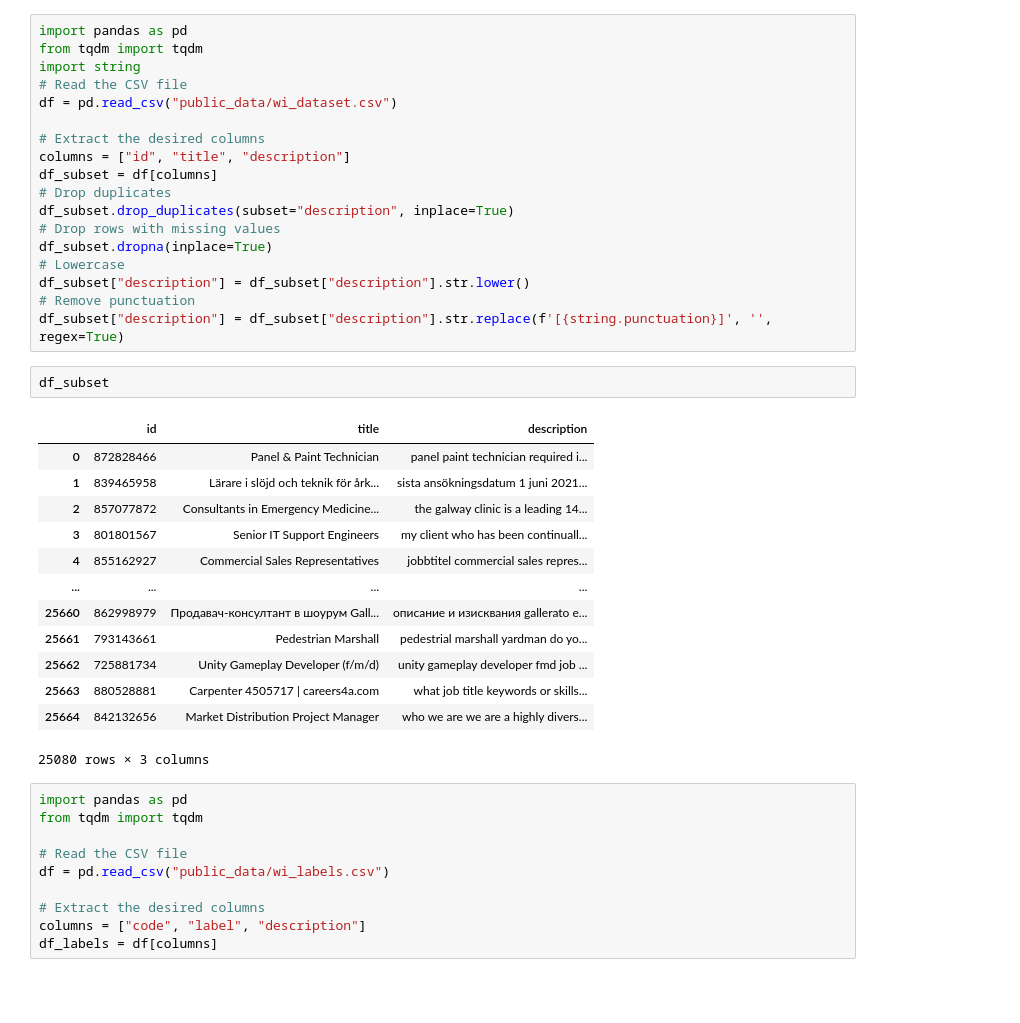
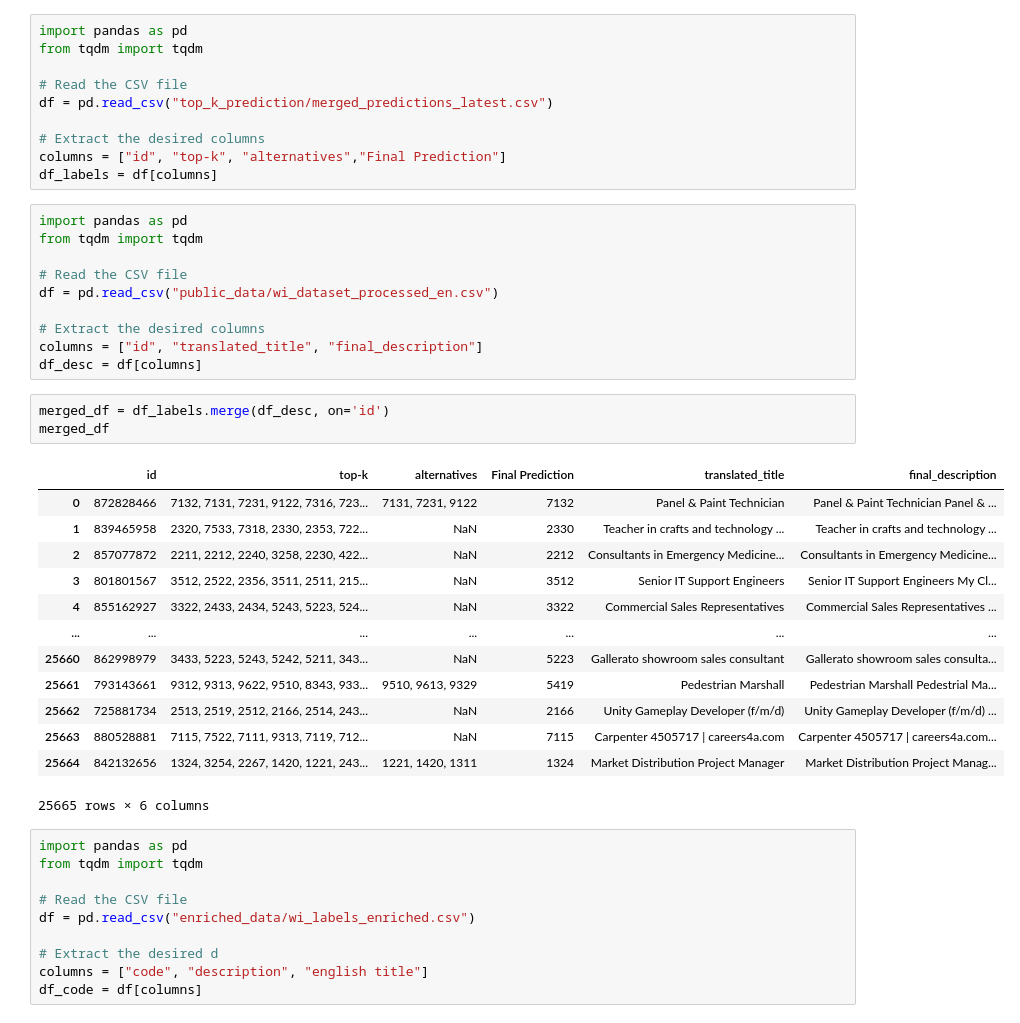
Before and after one commit to nhtlongcs/job-classification, a Jupyter notebook: test.ipynb, the cells around one changed output. Drawn from its saved outputs; the diff is of its cells as text; blank space fills up the shorter version.

```diff
--- a/test.ipynb
+++ b/test.ipynb
@@ -23,44 +1,47 @@ Successfully installed asgiref-3.8.1 bcrypt-4.2.0 build-1.2.1 cachetools-5.5.0 c
+# %%
+import pandas as pd
+from tqdm import tqdm
+
+# Read the CSV file
+df = pd.read_csv("top_k_prediction/merged_predictions_latest.csv")
+
+# Extract the desired columns
+columns = ["id", "top-k", "alternatives","Final Prediction"]
+df_labels = df[columns]
 # %%
 import pandas as pd
 from tqdm import tqdm
-import string
+
 # Read the CSV file
-df = pd.read_csv("public_data/wi_dataset.csv")
+df = pd.read_csv("public_data/wi_dataset_processed_en.csv")
 
 # Extract the desired columns
-columns = ["id", "title", "description"]
-df_subset = df[columns]
-# Drop duplicates
-df_subset.drop_duplicates(subset="description", inplace=True)
-# Drop rows with missing values
-df_subset.dropna(inplace=True)
-# Lowercase
-df_subset["description"] = df_subset["description"].str.lower()
-# Remove punctuation
-df_subset["description"] = df_subset["description"].str.replace(f'[{string.punctuation}]', '', regex=True)
+columns = ["id", "translated_title", "final_description"]
+df_desc = df[columns]
-# %%
-df_subset
-# %% [output]
-|  | id | title | description |
-| 0 | 872828466 | Panel & Paint Technician | panel paint technician required i... |
-| 1 | 839465958 | Lärare i slöjd och teknik för årk... | sista ansökningsdatum 1 juni 2021... |
-| 2 | 857077872 | Consultants in Emergency Medicine... | the galway clinic is a leading 14... |
-| 3 | 801801567 | Senior IT Support Engineers | my client who has been continuall... |
-| 4 | 855162927 | Commercial Sales Representatives | jobbtitel commercial sales repres... |
-| ... | ... | ... | ... |
-| 25660 | 862998979 | Продавач-консултант в шоурум Gall... | описание и изисквания gallerato е... |
-| 25661 | 793143661 | Pedestrian Marshall | pedestrial marshall yardman do yo... |
-| 25662 | 725881734 | Unity Gameplay Developer (f/m/d) | unity gameplay developer fmd job ... |
-| 25663 | 880528881 | Carpenter 4505717 | careers4a.com | what job title keywords or skills... |
-| 25664 | 842132656 | Market Distribution Project Manager | who we are we are a highly divers... |
-25080 rows × 3 columns
+# %%
+merged_df = df_labels.merge(df_desc, on='id')
+merged_df
+# %% [output]
+|  | id | top-k | alternatives | Final Prediction | translated_title | final_description |
+| 0 | 872828466 | 7132, 7131, 7231, 9122, 7316, 723... | 7131, 7231, 9122 | 7132 | Panel & Paint Technician | Panel & Paint Technician Panel & ... |
+| 1 | 839465958 | 2320, 7533, 7318, 2330, 2353, 722... | NaN | 2330 | Teacher in crafts and technology ... | Teacher in crafts and technology ... |
+| 2 | 857077872 | 2211, 2212, 2240, 3258, 2230, 422... | NaN | 2212 | Consultants in Emergency Medicine... | Consultants in Emergency Medicine... |
+| 3 | 801801567 | 3512, 2522, 2356, 3511, 2511, 215... | NaN | 3512 | Senior IT Support Engineers | Senior IT Support Engineers My Cl... |
+| 4 | 855162927 | 3322, 2433, 2434, 5243, 5223, 524... | NaN | 3322 | Commercial Sales Representatives | Commercial Sales Representatives ... |
+| ... | ... | ... | ... | ... | ... | ... |
+| 25660 | 862998979 | 3433, 5223, 5243, 5242, 5211, 343... | NaN | 5223 | Gallerato showroom sales consultant | Gallerato showroom sales consulta... |
+| 25661 | 793143661 | 9312, 9313, 9622, 9510, 8343, 933... | 9510, 9613, 9329 | 5419 | Pedestrian Marshall | Pedestrian Marshall Pedestrial Ma... |
+| 25662 | 725881734 | 2513, 2519, 2512, 2166, 2514, 243... | NaN | 2166 | Unity Gameplay Developer (f/m/d) | Unity Gameplay Developer (f/m/d) ... |
+| 25663 | 880528881 | 7115, 7522, 7111, 9313, 7119, 712... | NaN | 7115 | Carpenter 4505717 | careers4a.com | Carpenter 4505717 | careers4a.com... |
+| 25664 | 842132656 | 1324, 3254, 2267, 1420, 1221, 243... | 1221, 1420, 1311 | 1324 | Market Distribution Project Manager | Market Distribution Project Manag... |
+25665 rows × 6 columns
 # %%
 import pandas as pd
 from tqdm import tqdm
 
 # Read the CSV file
-df = pd.read_csv("public_data/wi_labels.csv")
+df = pd.read_csv("enriched_data/wi_labels_enriched.csv")
 
-# Extract the desired columns
-columns = ["code", "label", "description"]
-df_labels = df[columns]
+# Extract the desired d
+columns = ["code", "description", "english title"]
+df_code = df[columns]
```
Also changed, not shown: parts of 21 cells of this notebook, 3 other files.
